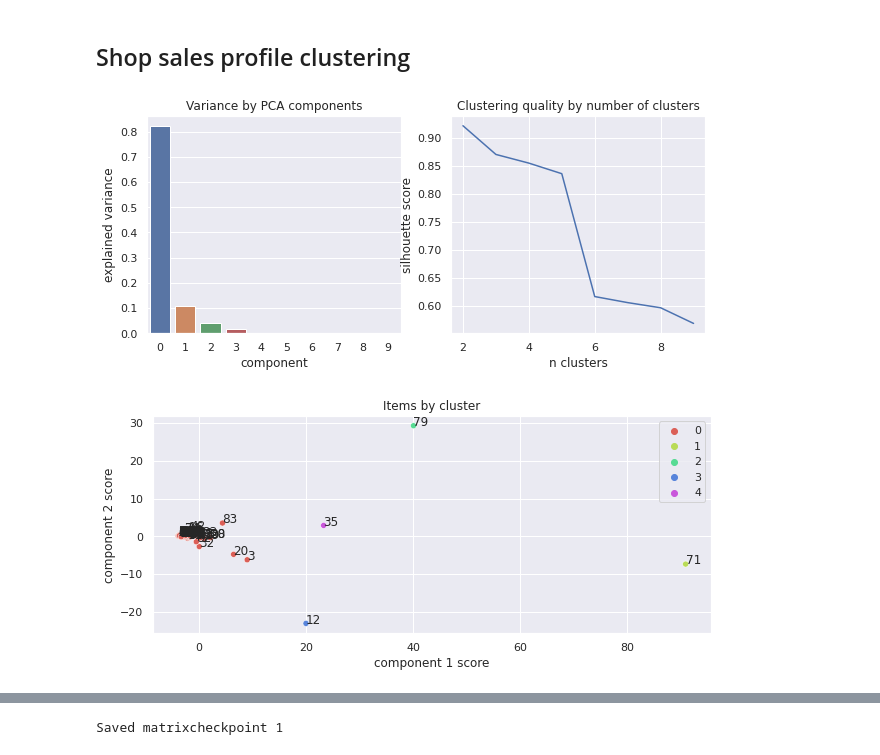
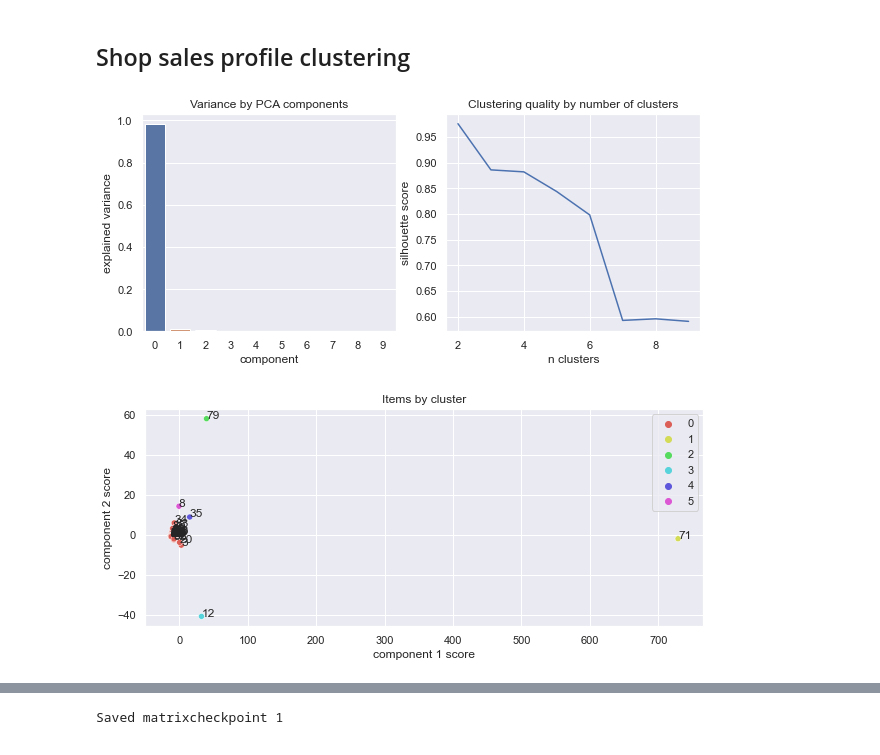
Before and after one commit to grantsut/kaggle-futuresales, a Jupyter notebook: future-sales-leak-and-time-features.ipynb, the cells around one changed output, grey strips where cells are left out. Saved outputs shown, nothing was run; the diff lists cells and outputs as text; code cells hidden in the pictures.

Commit message:
new data cleaning steps and moved target clipping step to the end

```diff
--- a/future-sales-leak-and-time-features.ipynb
+++ b/future-sales-leak-and-time-features.ipynb
@@ -17,8 +17,12 @@ import futuresalesutility as fu
 # %% [markdown]
 Load the data and convert the date column in the training data to the datetime dtype to enable datetime operations.
 # %%
-item_categories_extra = pd.read_csv('../input/predict-future-sales-extra/item_categories_enhanced.csv')
-item_categories_extra = item_categories_extra.drop(columns=['category_name', 'supercategory', 'platform'])
+item_categories_extra = pd.read_csv(
+    "../input/predict-future-sales-extra/item_categories_enhanced.csv"
+)
+item_categories_extra = item_categories_extra.drop(
+    columns=["category_name", "supercategory", "platform"]
+)
 items = pd.read_csv("../input/competitive-data-science-predict-future-sales/items.csv")
 shops = pd.read_csv("../input/competitive-data-science-predict-future-sales/shops.csv")
 train = pd.read_csv("../input/competitive-data-science-predict-future-sales/sales_train.csv")
@@ -68,7 +96,8 @@ def create_testlike_train(sales_train, test=None):
         )
         indexlist.append(np.array(list(x)))
     df = pd.DataFrame(
-        data=np.concatenate(indexlist, axis=0), columns=["date_block_num", "shop_id", "item_id"],
+        data=np.concatenate(indexlist, axis=0),
+        columns=["date_block_num", "shop_id", "item_id"],
     )
 
     # Add revenue column to sales_train
@@ -80,7 +109,9 @@ def create_testlike_train(sales_train, test=None):
     )
 
     # Merge the grouped data with the index
-    df = df.merge(sales_train_grouped, how="left", on=["date_block_num", "shop_id", "item_id"],)
+    df = df.merge(
+        sales_train_grouped, how="left", on=["date_block_num", "shop_id", "item_id"],
+    )
 
     if test is not None:
         test["date_block_num"] = 34
@@ -171,6 +204,7 @@ The "item_name" field of items in the music categories typically begin with the
 This feature adds a more general grouping to the preceding item name group features
 # %%
 from nltk.corpus import stopwords
+
 
 def add_first_word_features(matrix, items=items, feature_name="artist_name_or_first_word"):
     # This extracts artist names for music categories and adds them as a feature.
@@ -219,19 +253,22 @@ def add_first_word_features(matrix, items=items, feature_name="artist_name_or_fi
         return token
 
     music_categories = [55, 56, 57, 58, 59, 60]
-    items.loc[items.item_category_id.isin(music_categories), feature_name] = items.loc[items.item_category_id.isin(music_categories), "item_name"].apply(
-        extract_artist
-    )
+    items.loc[items.item_category_id.isin(music_categories), feature_name] = items.loc[
+        items.item_category_id.isin(music_categories), "item_name"
+    ].apply(extract_artist)
     items.loc[items[feature_name] == "", feature_name] = "other music"
-    items.loc[~items.item_category_id.isin(music_categories), feature_name] = items.loc[~items.item_category_id.isin(music_categories), "item_name"].apply(
-        first_word
-    )
+    items.loc[~items.item_category_id.isin(music_categories), feature_name] = items.loc[
+        ~items.item_category_id.isin(music_categories), "item_name"
+    ].apply(first_word)
     items.loc[items[feature_name] == "", feature_name] = "other non-music"
     items[feature_name] = items[feature_name].factorize()[0]
     matrix = matrix.merge(items[["item_id", feature_name]], on="item_id", how="left",)
     return matrix
 
-matrix = add_first_word_features(matrix, items=items, feature_name="artist_name_or_first_word")
+
+matrix = add_first_word_features(
+    matrix, items=items, feature_name="artist_name_or_first_word"
+)
 # %% [markdown]
 ## Item name length as a feature
 Surprisingly predictive
@@ -374,7 +411,7 @@ Time features created
 # %% [markdown]
 Clip the monthly item counts to match the test set
 # %%
-matrix['item_cnt_month'] = matrix['item_cnt_month'].clip(lower=0, upper=20)
+# matrix['item_cnt_month'] = matrix['item_cnt_month'].clip(lower=0, upper=20)
 # %% [markdown]
 ## Price features
 * Last mean price for a month in which the item was sold
@@ -520,9 +557,9 @@ def cluster_feature(matrix, target_feature, clust_feature, level_feature, n_comp
         groups[s] = labels[i]
     return groups
 # %%
-category_group_dict = cluster_feature(matrix, 'item_cnt_month', 'item_category_id', 'date_block_num', n_components=3, n_clusters=5, aggfunc="mean", exclude =[])
+category_group_dict = cluster_feature(matrix, 'item_cnt_month', 'item_category_id', 'date_block_num', n_components=2, n_clusters=6, aggfunc="mean", exclude =[])
 matrix['category_cluster'] = matrix['item_category_id'].map(category_group_dict)
 # %% [output]
-[figure, old version]
+[figure, new version]
-[figure, old version]
+[figure, new version]
 # %%
```
Also changed, not shown: parts of 18 cells of this notebook.
